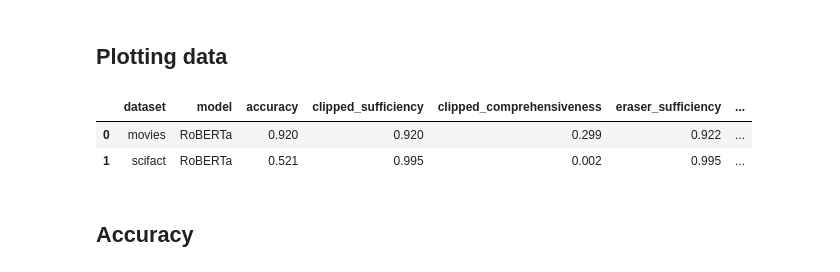
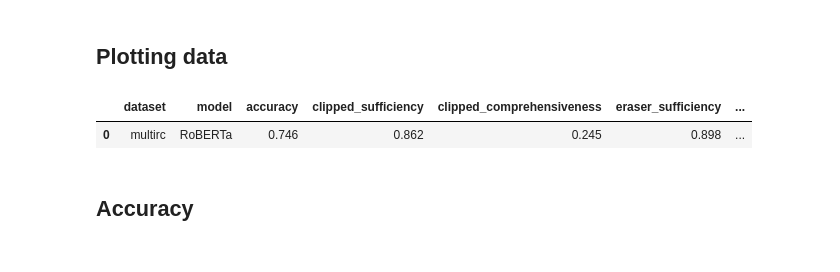
Before and after one commit to shaggyday/evaluating-human-rationales, a Jupyter notebook: plotting/dataset_and_fidelity_analysis_plots.ipynb, the cells around one changed output. Drawn from its saved outputs; the diff is of its cells as text; code cells hidden in the pictures.

```diff
--- a/plotting/dataset_and_fidelity_analysis_plots.ipynb
+++ b/plotting/dataset_and_fidelity_analysis_plots.ipynb
@@ -225,7 +225,7 @@ plt.show()
 # model_names = ["lstm","roberta"]
 model_names = ["roberta"]
 datasets = ["movies", "scifact"]
-# datasets = ["multirc"]
+datasets = ["multirc"]
 plot_data = {"dataset": [], "model": [], "accuracy": [], "clipped_sufficiency": [],
             "clipped_comprehensiveness": [], "eraser_sufficiency": [], "eraser_comprehensiveness": [],
             "normalized_comprehensiveness": [], "normalized_sufficiency": []}
@@ -258,35 +258,34 @@ for model_name in model_names:
 
         eraser_comprehensiveness = fidelity_calculator.compute(prob_y_hat=prob_y_hat,
                                                     prob_y_hat_alpha=prob_y_hat_alpha_comp,
                                                     fidelity_type="comprehensiveness",
                                                     normalization=False, clip=False)
 
 
         normalized_sufficiency = fidelity_calculator.compute(prob_y_hat=prob_y_hat,
                                              prob_y_hat_alpha=prob_y_hat_alpha,
                                              normalization=True, null_difference=null_difference)
 
         normalized_comprehensiveness = fidelity_calculator.compute(prob_y_hat=prob_y_hat,
                                                     prob_y_hat_alpha=prob_y_hat_alpha_comp,
                                                     fidelity_type="comprehensiveness",
                                                     normalization=True, null_difference=null_difference)
 
         plot_data["dataset"].append(dataset)
         plot_data["model"].append(model_corr_label[model_name])
         plot_data["accuracy"].append(mt.accuracy_score(y, y_hat))
 
         plot_data["clipped_sufficiency"].append(clipped_sufficiency)
         plot_data["clipped_comprehensiveness"].append(clipped_comprehensiveness)
         plot_data["eraser_sufficiency"].append(eraser_sufficiency)
         plot_data["eraser_comprehensiveness"].append(eraser_comprehensiveness)
         plot_data["normalized_sufficiency"].append(normalized_sufficiency)
         plot_data["normalized_comprehensiveness"].append(normalized_comprehensiveness)
 plot_data_df = pd.DataFrame(plot_data)
 plot_data_df
 # %% [output]
 |  | dataset | model | accuracy | clipped_sufficiency | clipped_comprehensiveness | eraser_sufficiency | ... |
-| 0 | movies | RoBERTa | 0.920 | 0.920 | 0.299 | 0.922 | ... |
-| 1 | scifact | RoBERTa | 0.521 | 0.995 | 0.002 | 0.995 | ... |
+| 0 | multirc | RoBERTa | 0.746 | 0.862 | 0.245 | 0.898 | ... |
 # %% [markdown]
 ## Accuracy
 # %%
```
Also changed, not shown: parts of 1 cell of this notebook, 6 other files.
